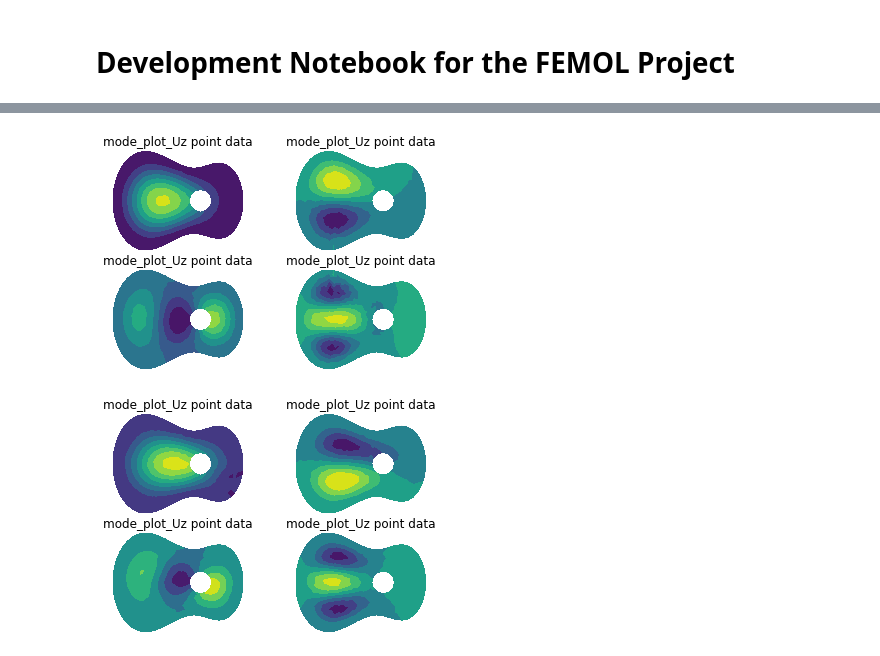
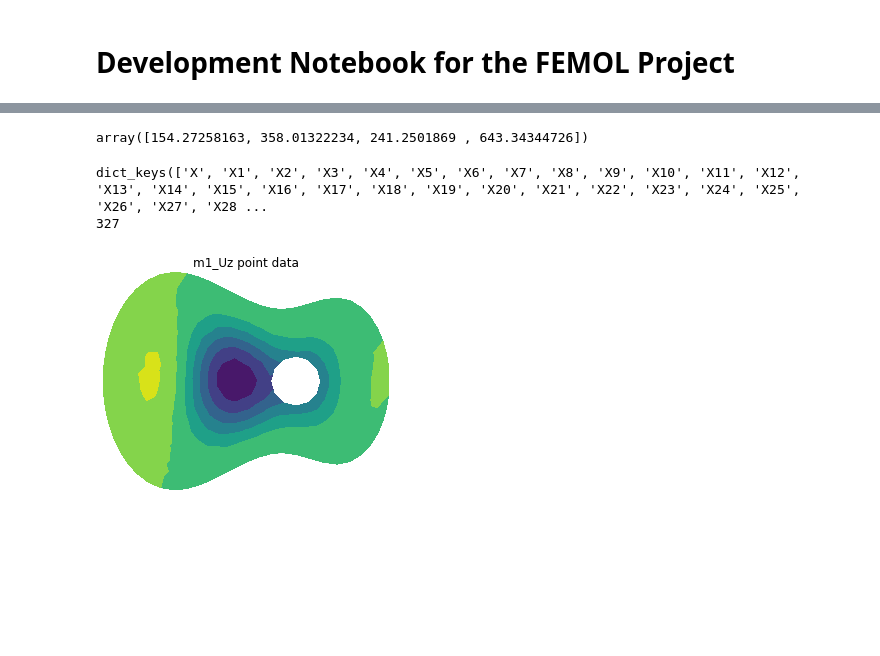
Before and after one commit to olivecha/FEMOL, a Jupyter notebook: DEV_Notebook.ipynb, the cells around one changed output, grey strips where cells are left out. Cells and saved outputs as stored; diff of their text form; code cells hidden in the pictures; blank space fills up the shorter version.

```diff
--- a/DEV_Notebook.ipynb
+++ b/DEV_Notebook.ipynb
@@ -105,23 +59,0 @@ mode_vectors = [np.load(f) for f in [f'guitar_mode_{m}_lcar05.npy' for m in ['T1
-# %%
-fig, axs = plt.subplots(2,2)
-
-plt.sca(axs[0][0])
-problem_mesh.plot.mode(mode_vectors[0])
-plt.sca(axs[0][1])
-problem_mesh.plot.mode(mode_vectors[1])
-plt.sca(axs[1][0])
-problem_mesh.plot.mode(mode_vectors[2])
-plt.sca(axs[1][1])
-problem_mesh.plot.mode(mode_vectors[3])
-# %% [output]
-[figure, removed]
-# %%
-mode_indexes = [np.argmax([FEMOL.utils.MAC(vref, vi) for vi in v_opt]) for vref in mode_vectors]
-
-fig, axs = plt.subplots(2,2)
-axs = axs.flatten()
-for i in range(4):
-    plt.sca(axs[i])
-    problem_mesh.plot.mode(v_opt[mode_indexes[i]])
-# %% [output]
-[figure, removed]
@@ -135,0 +60,17 @@ mesh = SIMP.solve(vector_mac, save=True, plot=True, converge=0.05)
+# %%
+modes = ['T11', 'T21', 'T12', 'T31']
+eigvecs = [np.load(f'Results/guitar_modes/guitar_mode_{m}_lcar04.npy') for m in modes]
+
+idxs = [np.argmax([FEMOL.utils.MAC(vi, vref) for vi in v_opt]) for vref in eigvecs]
+w_opt[idxs]
+# %% [output]
+array([154.27258163, 358.01322234, 241.2501869 , 643.34344726])
+# %%
+mesh = FEMOL.mesh.load_vtk('meshes_to_check/guitar_lcar05_T11_100_iter.vtk')
+print(mesh.cell_data.keys())
+print(mesh.N_ele)
+mesh.plot.point_data('m1_Uz')
+# %% [output]
+dict_keys(['X', 'X1', 'X2', 'X3', 'X4', 'X5', 'X6', 'X7', 'X8', 'X9', 'X10', 'X11', 'X12', 'X13', 'X14', 'X15', 'X16', 'X17', 'X18', 'X19', 'X20', 'X21', 'X22', 'X23', 'X24', 'X25', 'X26', 'X27', 'X28 ...
+327
+[figure, added]
```
Also changed, not shown: parts of 23 cells of this notebook, 10 other files.
